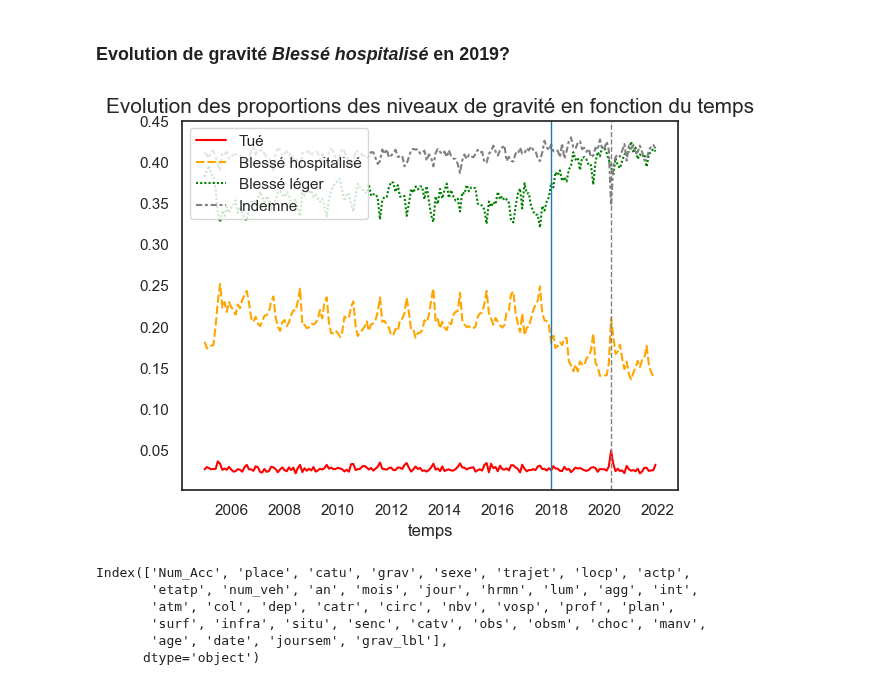
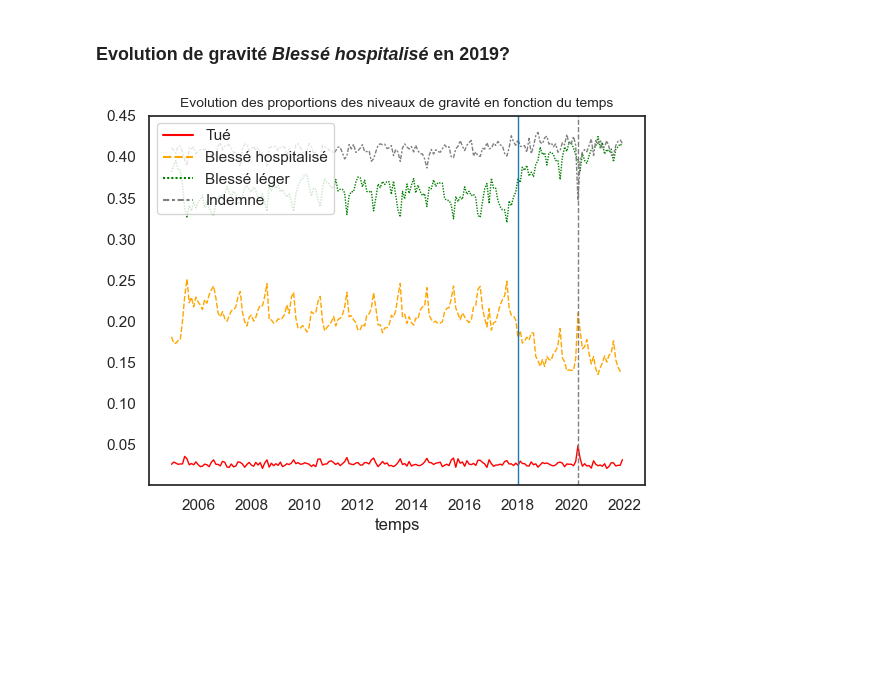
Before and after one commit to nicolascarayon/projet-accidents-routiers, a Jupyter notebook: nico_load_data_in_df.ipynb, the cells around one changed output. Cells and saved outputs as stored; diff of their text form; code cells hidden in the pictures; blank space fills up the shorter version.

```diff
--- a/nico_load_data_in_df.ipynb
+++ b/nico_load_data_in_df.ipynb
@@ -25,6 +25,11 @@ if display_stat_data_load:
 # %%
+# relatives à une info géographique trop fine
 cols_rmv = ['com', 'adr', 'lat', 'long', 'pr', 'pr1']
 df = df.drop(columns=cols_rmv, axis=1)
+
+# non connue en pratique avant l'accident
+cols_rmv = ['obs', 'obsm', 'choc', 'manv']
+df = df.drop(columns=cols_rmv, axis=1)
 # %% [markdown]
 ### Représentation graphique des *Null* - Suppression de variables avec plus de 8 % de Null
 # %%
@@ -91,3 +94,7 @@ df = pt.create_col_age(df)
+# %%
+df = pt.clean_col_dep(df, False)
+df = pt.clean_nbv(df)
+df = pt.clean_catv(df)
 # %% [markdown]
 ### Affichage des modes des variables catégorielles restantes
 # %%
@@ -121,4 +129,6 @@ age     : [29, 37, 41, 1, 7, 14, 50, 26, 22, 49, 85, 82, 33, 56, 15, 54, 40, 27,
 # %%
-df = pt.create_col_date(df)
+df = pt.clean_hrmn(df)
+
+df = pt.create_col_datetime(df)
 df = pt.create_col_joursem(df)
 df = pt.create_col_grav_lbl(df)
@@ -217,43 +189,48 @@ if True:
 # %%
 tue     = []
 bless_l = []
 bless_h = []
 indemne = []
 y_m     = []
 years   = range(start_year, end_year+1)
 months  = range(1, 13)
 
 import datetime
 
+df_tmp = df
+
 for year in years:
     for month in months:
-#         df_tmp = df[(df.date >= f'{year}-{month}-01') & (df.date <= f'{year}-{month+1}-1')]
+#         df_tmp = df[(df.datetime.dt.year == year) & (df.datetime.dt.month == month)]
         df_tmp = df[(df.an==year) & (df.mois==month)]
-        tue.append(df_tmp.grav.value_counts(normalize=True)[2])
-        bless_h.append(df_tmp.grav.value_counts(normalize=True)[3])
-        bless_l.append(df_tmp.grav.value_counts(normalize=True)[4])
-        indemne.append(df_tmp.grav.value_counts(normalize=True)[1])
+        if 2 in df_tmp.grav.value_counts(normalize=True).index:
+            tue.append(df_tmp.grav.value_counts(normalize=True)[2])
+        else :
+            tue.append(tue[-1])
+        if 3 in df_tmp.grav.value_counts(normalize=True).index:
+            bless_h.append(df_tmp.grav.value_counts(normalize=True)[3])
+        else:
+            bless_h.append(bless_h[-1])
+        if 4 in df_tmp.grav.value_counts(normalize=True).index:
+            bless_l.append(df_tmp.grav.value_counts(normalize=True)[4])
+        else:
+            bless_l.append(bless_l[-1])
+        if 1 in df_tmp.grav.value_counts(normalize=True).index:
+            indemne.append(df_tmp.grav.value_counts(normalize=True)[1])
+        else:
+            indemne.append(indemne[-1])
         y_m.append(datetime.datetime(year, month, 1))
 
 
 data = pd.DataFrame({'Tué':tue, 'Blessé hospitalisé':bless_h, 'Blessé léger':bless_l, 'Indemne':indemne, 'temps':y_m})
 data = data.set_index('temps')
 
 sns.set_theme(style="white", palette=None)
-ax = sns.lineplot(data=data, palette=['red','orange','green','gray']) #.set_title("Evolution des proportions des niveaux de gravité en fonction du temps")
-ax.axes.set_title("Evolution des proportions des niveaux de gravité en fonction du temps",fontsize=15)
+ax = sns.lineplot(data=data, palette=['red','orange','green','gray'], linewidth=1) #.set_title("Evolution des proportions des niveaux de gravité en fonction du temps")
+ax.axes.set_title("Evolution des proportions des niveaux de gravité en fonction du temps",fontsize=10)
 
 plt.axvline(datetime.datetime(2018, 1, 1), linewidth=1)
 plt.axvline(datetime.datetime(2020, 4, 1), linestyle='--', color='gray', linewidth=1)
 plt.legend(loc='upper left');
 # %% [output]
-[figure, old version]
+[figure, new version]
-# %%
-df.columns
-# %% [output]
-Index(['Num_Acc', 'place', 'catu', 'grav', 'sexe', 'trajet', 'locp', 'actp',
-       'etatp', 'num_veh', 'an', 'mois', 'jour', 'hrmn', 'lum', 'agg', 'int',
-       'atm', 'col', 'dep', 'catr', 'circ', 'nbv', 'vosp', 'prof', 'plan',
-       'surf', 'infra', 'situ', 'senc', 'catv', 'obs', 'obsm', 'choc', 'manv',
-       'age', 'date', 'joursem', 'grav_lbl'],
-      dtype='object')
```
Also changed, not shown: parts of 21 cells of this notebook, 1 other file.
